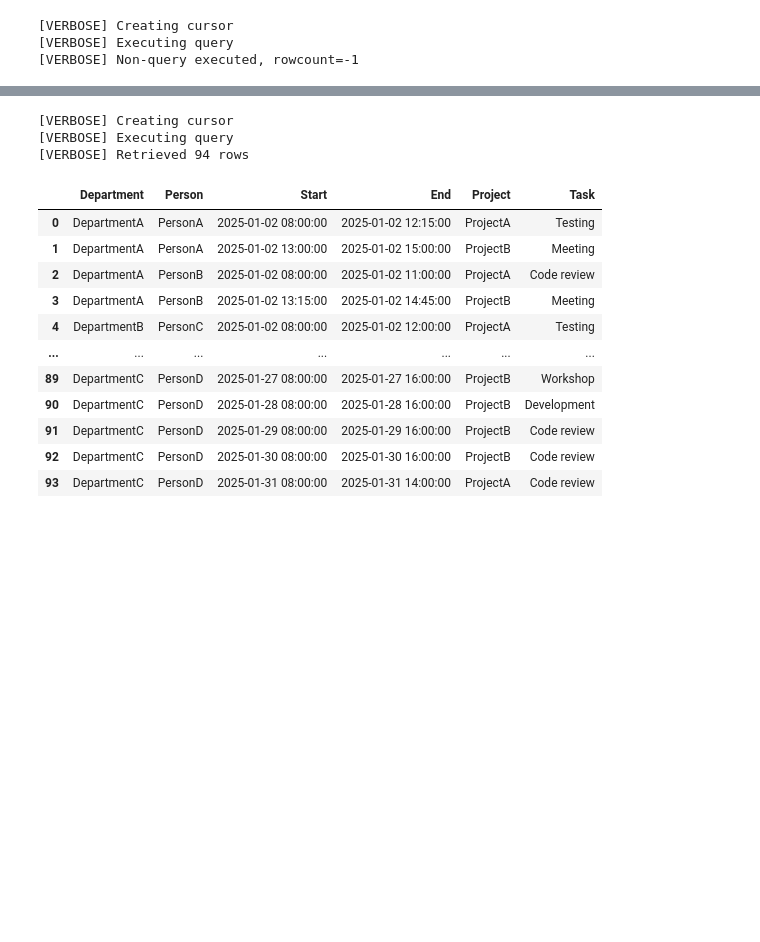
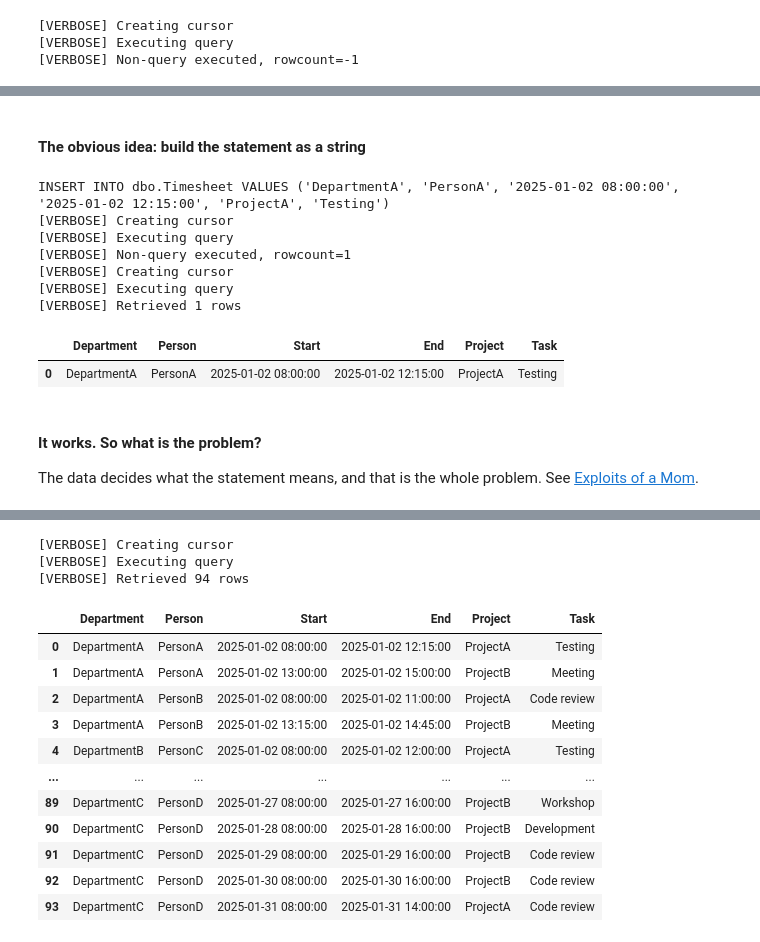
Before and after one commit to andreasjordan/Python-moves-Data-around, a Jupyter notebook: demo/01_timesheets.ipynb, the cells around one changed output, grey strips where cells are left out. Drawn from its saved outputs; the diff is of its cells as text; code cells hidden in the pictures; blank space fills up the shorter version.

```diff
--- a/demo/01_timesheets.ipynb
+++ b/demo/01_timesheets.ipynb
@@ -211,0 +229,28 @@ TODO: Insert step by step code here.
+# %% [markdown]
+#### The obvious idea: build the statement as a string
+# %%
+insert_query = (
+    "INSERT INTO dbo.Timesheet VALUES ("
+    f"'{row['Department']}', '{row['Person']}', '{row['Start']}', "
+    f"'{row['End']}', '{row['Project']}', '{row['Task']}')"
+)
+
+print(insert_query)
+
+invoke_sql_query(connection=connection, query=insert_query)
+
+invoke_sql_query(connection=connection, query='SELECT * FROM dbo.Timesheet')
+# %% [output]
+INSERT INTO dbo.Timesheet VALUES ('DepartmentA', 'PersonA', '2025-01-02 08:00:00', '2025-01-02 12:15:00', 'ProjectA', 'Testing')
+[VERBOSE] Creating cursor
+[VERBOSE] Executing query
+[VERBOSE] Non-query executed, rowcount=1
+[VERBOSE] Creating cursor
+[VERBOSE] Executing query
+[VERBOSE] Retrieved 1 rows
+|  | Department | Person | Start | End | Project | Task |
+| 0 | DepartmentA | PersonA | 2025-01-02 08:00:00 | 2025-01-02 12:15:00 | ProjectA | Testing |
+# %% [markdown]
+#### It works. So what is the problem?
+
+The data decides what the statement means, and that is the whole problem. See [Exploits of a Mom](https://xkcd.com/327/).
```
Also changed, not shown: parts of 12 cells of this notebook.
